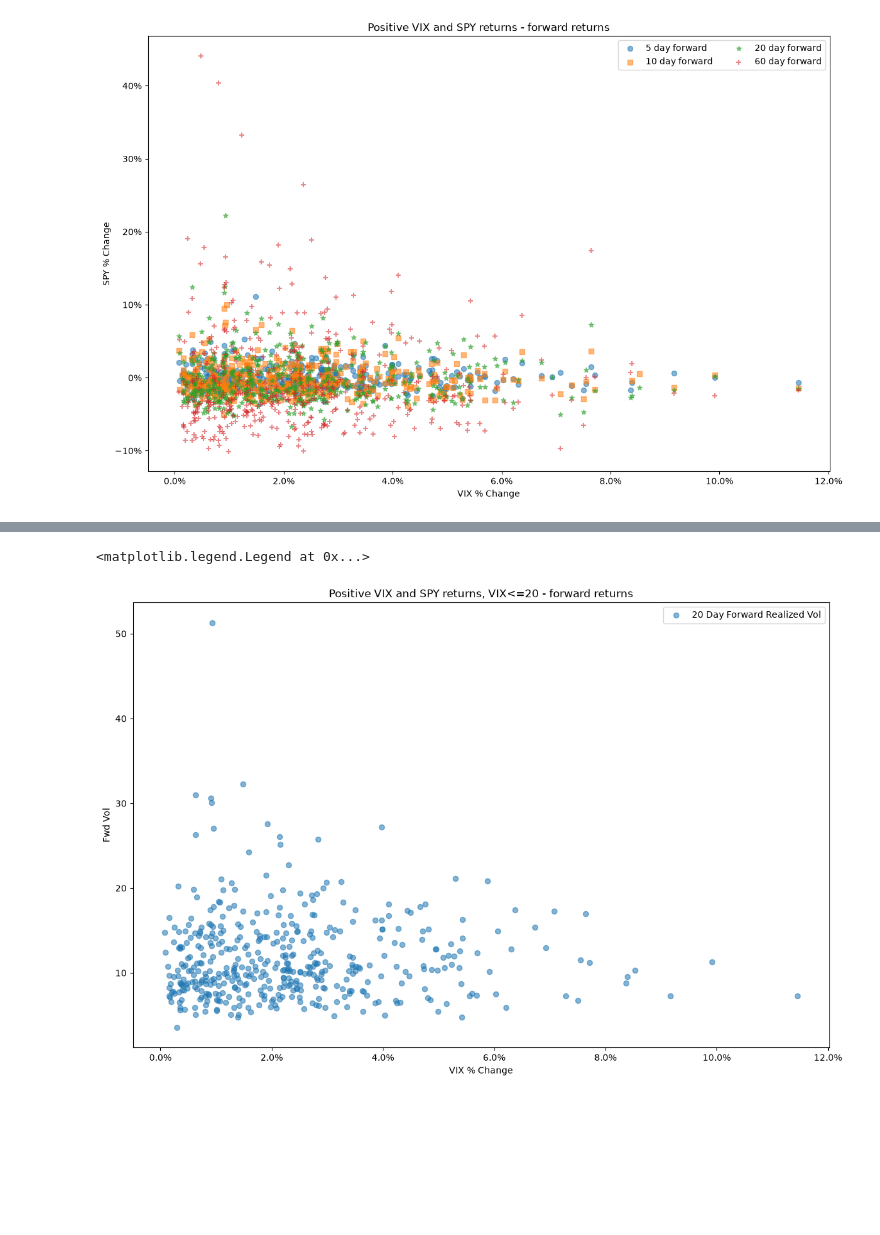
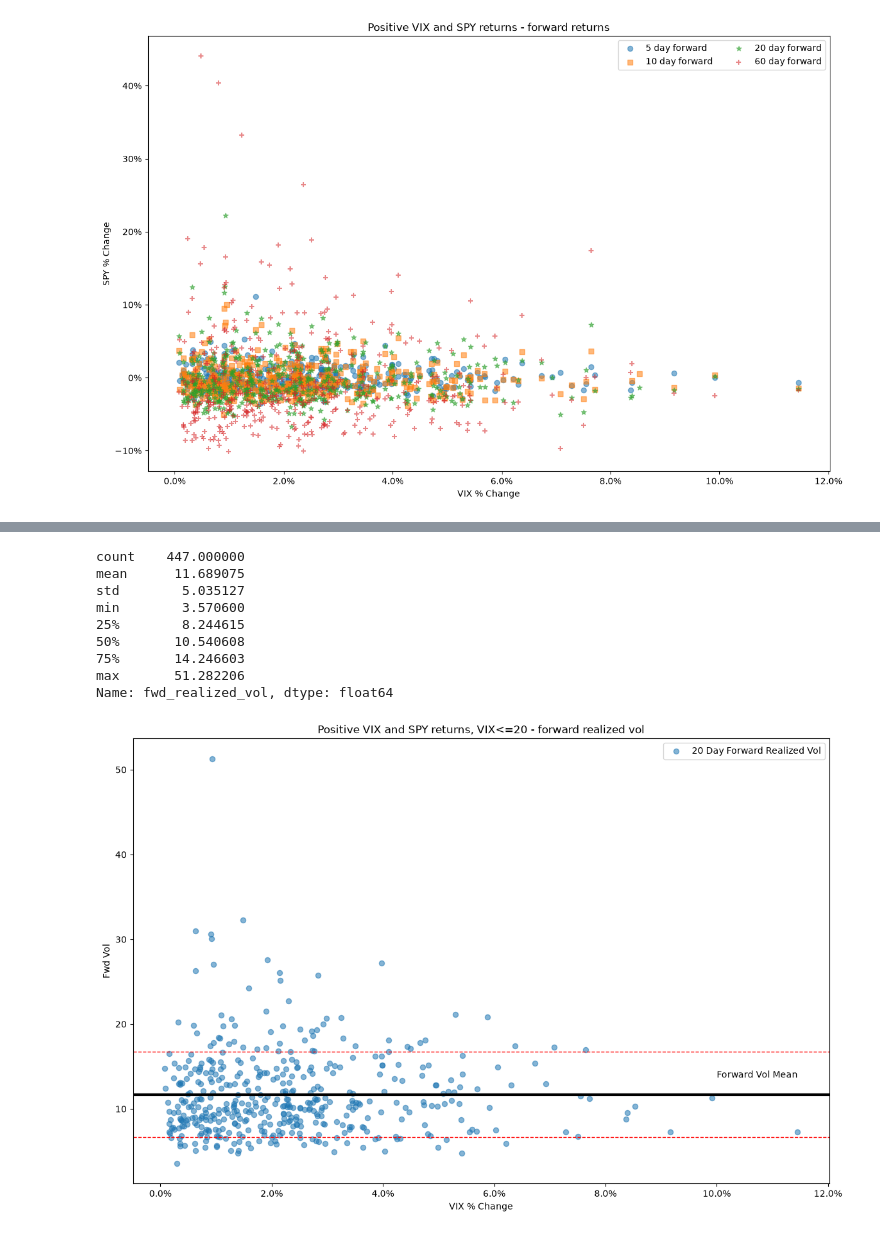
Before and after one commit to doublebigmak/tyche-client, a Jupyter notebook: spy_vix.ipynb, the cells around one changed output, grey strips where cells are left out. Saved outputs shown, nothing was run; the diff lists cells and outputs as text; code cells hidden in the pictures; blank space fills up the shorter version.

```diff
--- a/spy_vix.ipynb
+++ b/spy_vix.ipynb
@@ -210,24 +210,41 @@ axes[1].axhline(plot_df['20d_fwd'].mean(),linestyle='--')
 # %%
 fig, ax = plt.subplots(figsize=(14, 9))
 
 #fig, axes = plt.subplots(2, 2, figsize=(14, 16), sharex=True, constrained_layout=True)
 
 plot_df = df[(df['vix_diff']>df['spy_diff'])&(df['spy_diff']>0)&(df['VIX']<=20)]
 
 ax.scatter(plot_df['vix_diff'], plot_df['fwd_realized_vol'], s=34, alpha=.55, label='20 Day Forward Realized Vol')
 
 
 #ax.scatter(df['SPY'].pct_change(1)['2026-07-30'],df['positive_1d']['2026-07-30'],s=38,alpha=1, c='red', marker=1)
 ax.xaxis.set_major_formatter(PercentFormatter(1))
 #ax.yaxis.set_major_formatter(PercentFormatter(1))
 #ax.annotate('Thursday, July 30', (df['SPY'].pct_change(1)['2026-07-30'], df['positive_1d']['2026-07-30']), xytext=(4, 3), textcoords="offset points", fontsize=10)
-ax.set(title=f"Positive VIX and SPY returns, VIX<=20 - forward returns", xlabel="VIX % Change", ylabel="Fwd Vol")
+ax.set(title=f"Positive VIX and SPY returns, VIX<=20 - forward realized vol", xlabel="VIX % Change", ylabel="Fwd Vol")
 ax.legend(ncol=2, fontsize=10, frameon=True, loc="best")
 
+ax.axhline(plot_df['fwd_realized_vol'].mean(),linewidth = 3,color='k')
+ax.axhline(plot_df['fwd_realized_vol'].mean()+plot_df['fwd_realized_vol'].std(),linewidth = 1,color='r',linestyle='--')
+
+ax.axhline(plot_df['fwd_realized_vol'].mean()-plot_df['fwd_realized_vol'].std(),linewidth = 1,color='r',linestyle='--')
+
+ax.annotate('Forward Vol Mean',xy=(0.1,plot_df['fwd_realized_vol'].mean()+2))
+
+
+plot_df['fwd_realized_vol'].describe()
 #plot_df[['5d_fwd','10d_fwd','20d_fwd','60d_fwd']].describe()
 # %% [output]
-<matplotlib.legend.Legend at 0x...>
+count    447.000000
+mean      11.689075
+std        5.035127
+min        3.570600
+25%        8.244615
+50%       10.540608
+75%       14.246603
+max       51.282206
+Name: fwd_realized_vol, dtype: float64
-[figure, old version]
+[figure, new version]
 # %%
 fig, ax = plt.subplots(figsize=(14, 9))
 
```
Also changed, not shown: parts of 4 cells of this notebook, 5 other files.
